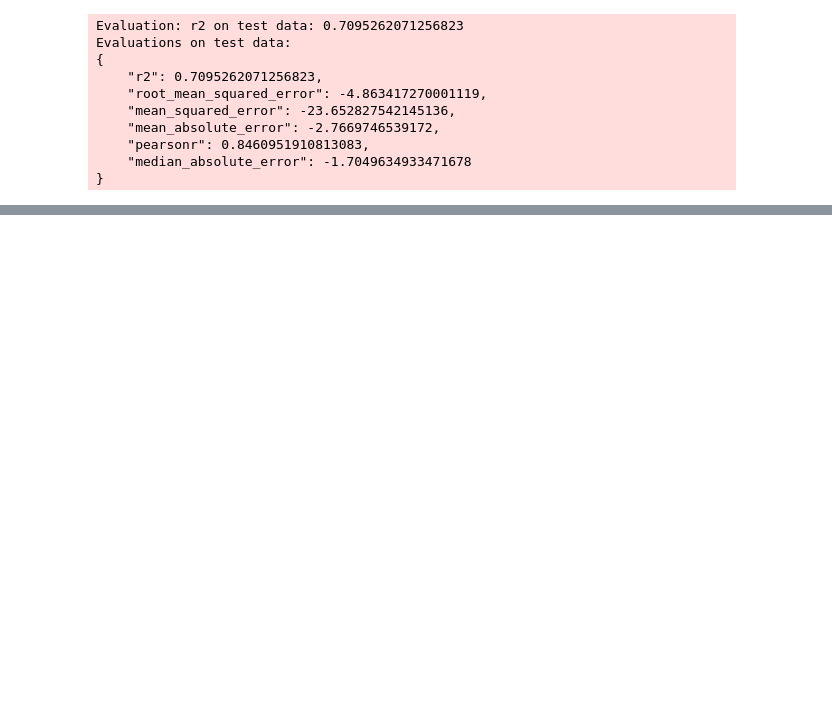
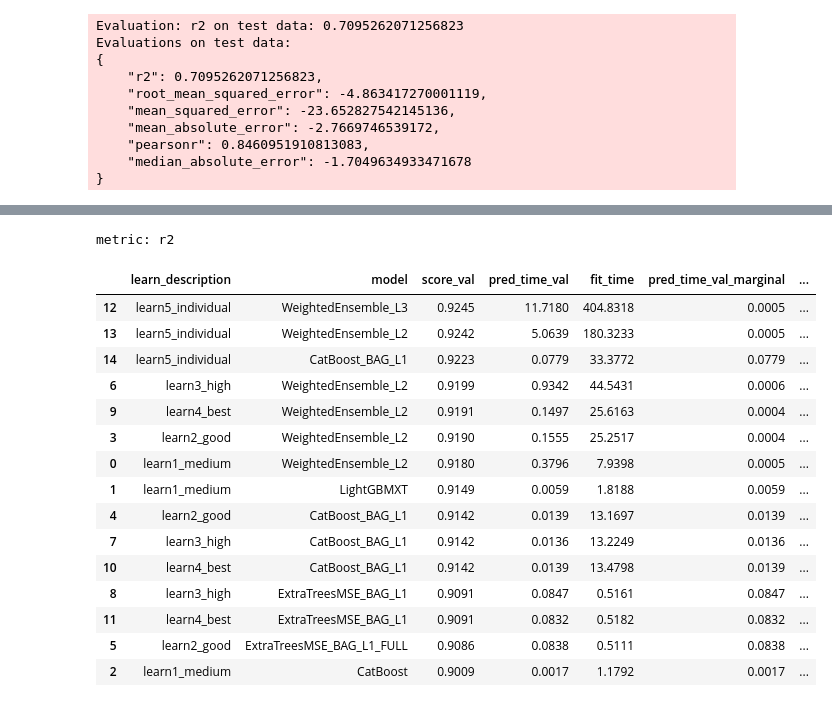
Before and after one commit to hr-ishikawa/pub, a Jupyter notebook: AutoGluon/AutoGluon_Regression_boston.ipynb, the cells around one changed output, grey strips where cells are left out. Cells and saved outputs as stored; diff of their text form; code cells hidden in the pictures; blank space fills up the shorter version.

```diff
--- a/AutoGluon/AutoGluon_Regression_boston.ipynb
+++ b/AutoGluon/AutoGluon_Regression_boston.ipynb
@@ -617,2 +580,0 @@ TabularPredictor saved. To load, use: predictor = TabularPredictor.load("agModel
-# %%
-results = predictor.fit_summary(show_plot=True)
@@ -636,0 +581,9 @@ Plot summary of models saved to file: agModels/SummaryOfModels.html
+# %%
+dic_results = predictor.fit_summary()
+
+n_top = 3
+df_description = pd.DataFrame({'learn_description':['learn4_best']*n_top})
+df_leaderboard = dic_results['leaderboard'][0:n_top]
+df_hyperparam  = pd.DataFrame({'model_hyperparams':
+                               [dic_results['model_hyperparams'][m] for m in df_leaderboard['model']]})
+lst_best_models.append(pd.concat([df_description, df_leaderboard, df_hyperparam], axis=1))
@@ -650,0 +626,14 @@ Evaluations on test data:
+# %%
+#time_limit = 8*3600         # Sec 処理制限時間
+
+time_start = datetime.now(JST)
+print(f'## {time_start:%F %T}')
+
+predictor.persist_models()
+predictor = TabularPredictor(label=label, eval_metric=metric)\
+                        .fit(df_train,
+                             num_bag_folds=10, num_bag_sets=3, num_stack_levels=3)
+predictor.unpersist_models()
+
+elapse = (datetime.now(JST)-time_start).total_seconds()
+print(f'## {datetime.now(JST):%F %T}, Elapse(Min):{elapse/60:.3f}')
@@ -650,0 +691,9 @@ Evaluations on test data:
+# %%
+dic_results = predictor.fit_summary()
+
+n_top = 3
+df_description = pd.DataFrame({'learn_description':['learn5_individual']*n_top})
+df_leaderboard = dic_results['leaderboard'][0:n_top]
+df_hyperparam  = pd.DataFrame({'model_hyperparams':
+                               [dic_results['model_hyperparams'][m] for m in df_leaderboard['model']]})
+lst_best_models.append(pd.concat([df_description, df_leaderboard, df_hyperparam], axis=1))
@@ -650,0 +738,23 @@ Evaluations on test data:
+# %%
+print(f'metric: {metric}')
+
+df_best_models = pd.concat(lst_best_models, axis=0).reset_index(drop=True)
+display(df_best_models.sort_values('score_val', ascending=False))
+# %% [output]
+metric: r2
+|  | learn_description | model | score_val | pred_time_val | fit_time | pred_time_val_marginal | ... |
+| 12 | learn5_individual | WeightedEnsemble_L3 | 0.9245 | 11.7180 | 404.8318 | 0.0005 | ... |
+| 13 | learn5_individual | WeightedEnsemble_L2 | 0.9242 | 5.0639 | 180.3233 | 0.0005 | ... |
+| 14 | learn5_individual | CatBoost_BAG_L1 | 0.9223 | 0.0779 | 33.3772 | 0.0779 | ... |
+| 6 | learn3_high | WeightedEnsemble_L2 | 0.9199 | 0.9342 | 44.5431 | 0.0006 | ... |
+| 9 | learn4_best | WeightedEnsemble_L2 | 0.9191 | 0.1497 | 25.6163 | 0.0004 | ... |
+| 3 | learn2_good | WeightedEnsemble_L2 | 0.9190 | 0.1555 | 25.2517 | 0.0004 | ... |
+| 0 | learn1_medium | WeightedEnsemble_L2 | 0.9180 | 0.3796 | 7.9398 | 0.0005 | ... |
+| 1 | learn1_medium | LightGBMXT | 0.9149 | 0.0059 | 1.8188 | 0.0059 | ... |
+| 4 | learn2_good | CatBoost_BAG_L1 | 0.9142 | 0.0139 | 13.1697 | 0.0139 | ... |
+| 7 | learn3_high | CatBoost_BAG_L1 | 0.9142 | 0.0136 | 13.2249 | 0.0136 | ... |
+| 10 | learn4_best | CatBoost_BAG_L1 | 0.9142 | 0.0139 | 13.4798 | 0.0139 | ... |
+| 8 | learn3_high | ExtraTreesMSE_BAG_L1 | 0.9091 | 0.0847 | 0.5161 | 0.0847 | ... |
+| 11 | learn4_best | ExtraTreesMSE_BAG_L1 | 0.9091 | 0.0832 | 0.5182 | 0.0832 | ... |
+| 5 | learn2_good | ExtraTreesMSE_BAG_L1_FULL | 0.9086 | 0.0838 | 0.5111 | 0.0838 | ... |
+| 2 | learn1_medium | CatBoost | 0.9009 | 0.0017 | 1.1792 | 0.0017 | ... |
```
Also changed, not shown: parts of 35 cells of this notebook.
